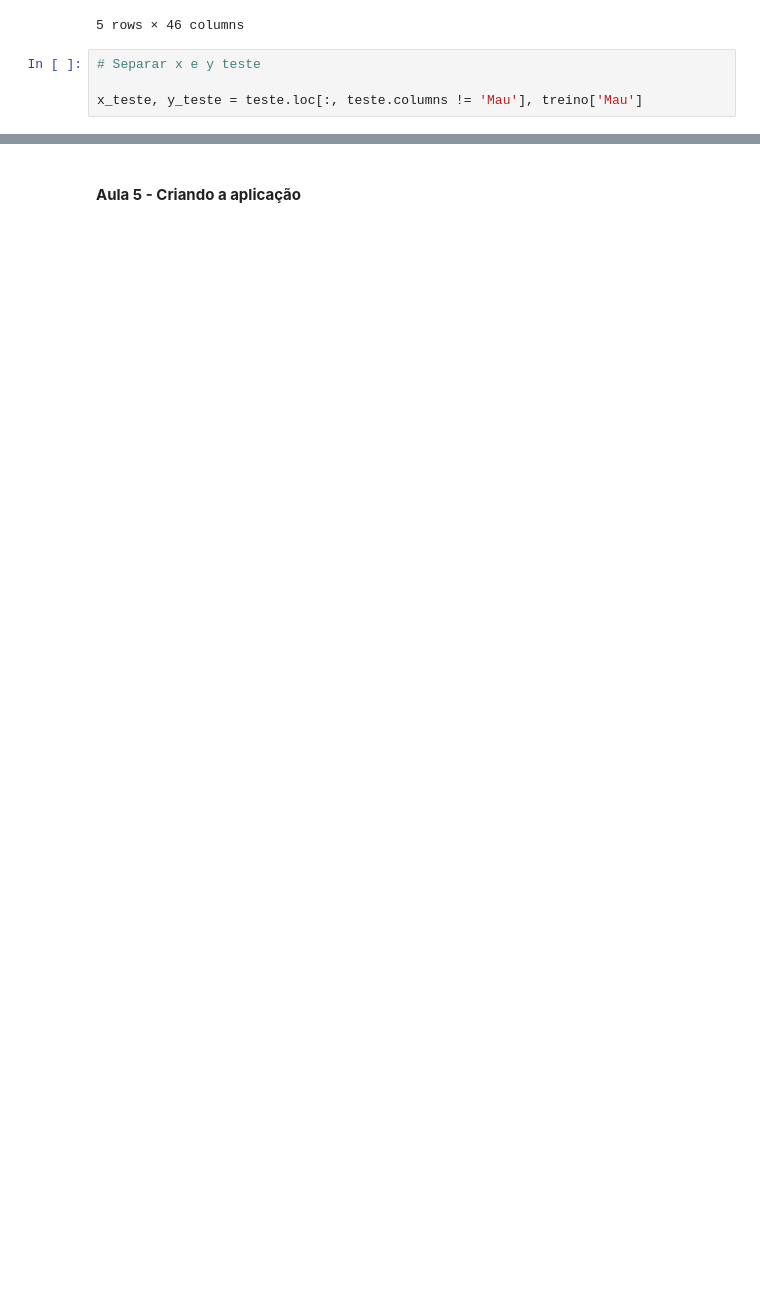
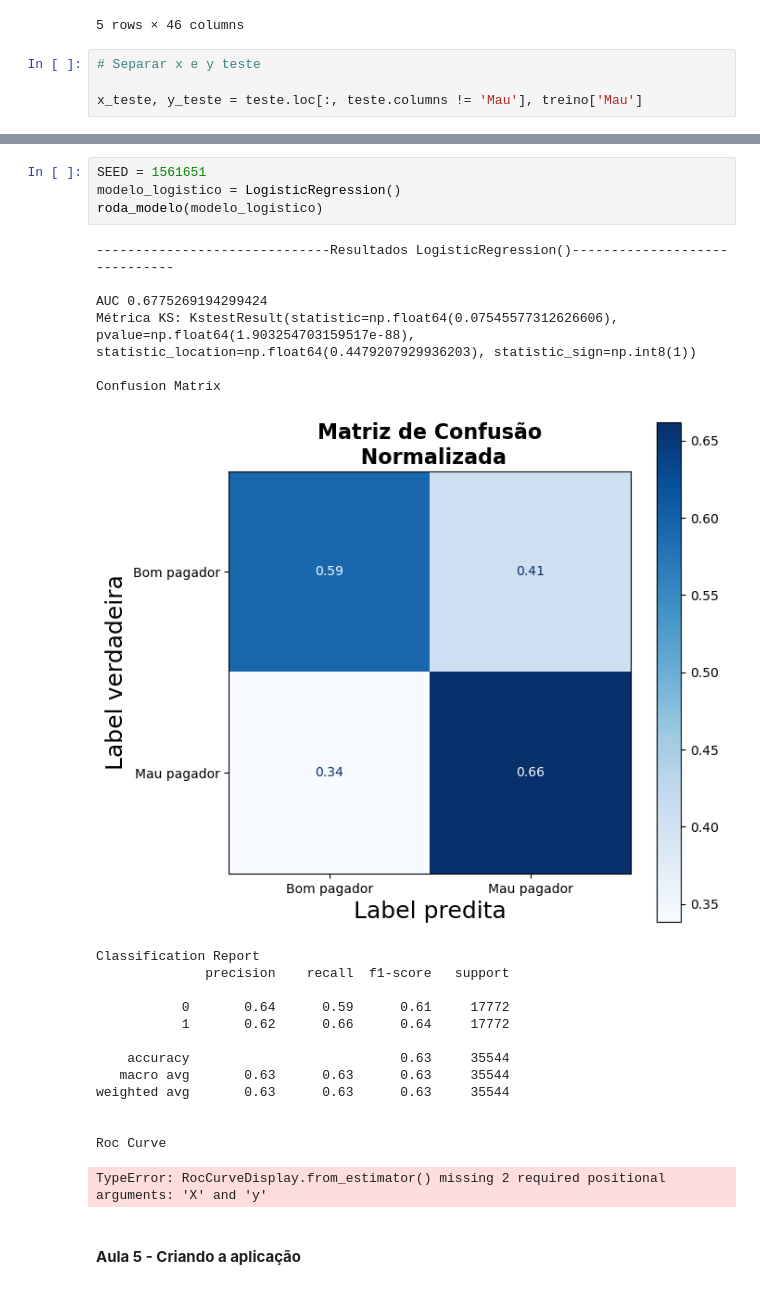
Before and after one commit to RicardViana/fiap-data-viz-and-production-models, a Jupyter notebook: deploy_de_aplicacoes.ipynb, the cells around one changed output, grey strips where cells are left out. Drawn from its saved outputs; the diff is of its cells as text; blank space fills up the shorter version.

```diff
--- a/deploy_de_aplicacoes.ipynb
+++ b/deploy_de_aplicacoes.ipynb
@@ -1289,2 +1336,27 @@ x_teste, y_teste = teste.loc[:, teste.columns != 'Mau'], treino['Mau']
+# %%
+SEED = 1561651
+modelo_logistico = LogisticRegression()
+roda_modelo(modelo_logistico)
+# %% [output]
+------------------------------Resultados LogisticRegression()------------------------------
+
+AUC 0.6775269194299424
+Métrica KS: KstestResult(statistic=np.float64(0.07545577312626606), pvalue=np.float64(1.903254703159517e-88), statistic_location=np.float64(0.4479207929936203), statistic_sign=np.int8(1))
+
+Confusion Matrix
+[figure, added]
+Classification Report
+              precision    recall  f1-score   support
+
+           0       0.64      0.59      0.61     17772
+           1       0.62      0.66      0.64     17772
+
+    accuracy                           0.63     35544
+   macro avg       0.63      0.63      0.63     35544
+weighted avg       0.63      0.63      0.63     35544
+
+
+Roc Curve
+TypeError: RocCurveDisplay.from_estimator() missing 2 required positional arguments: 'X' and 'y'
 # %% [markdown]
 #### **Aula 5 - Criando a aplicação**
```
Also changed, not shown: parts of 3 cells of this notebook.
